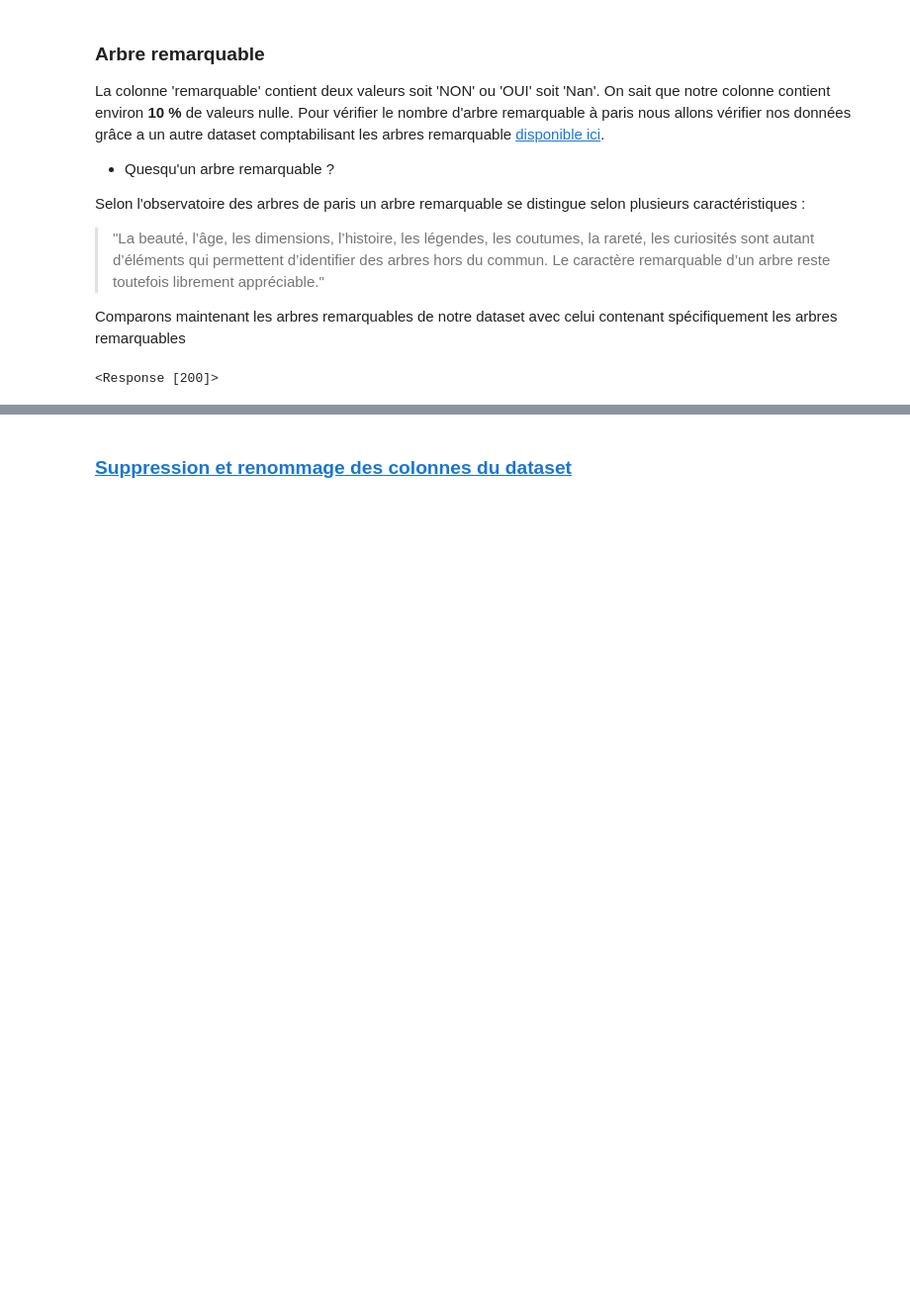
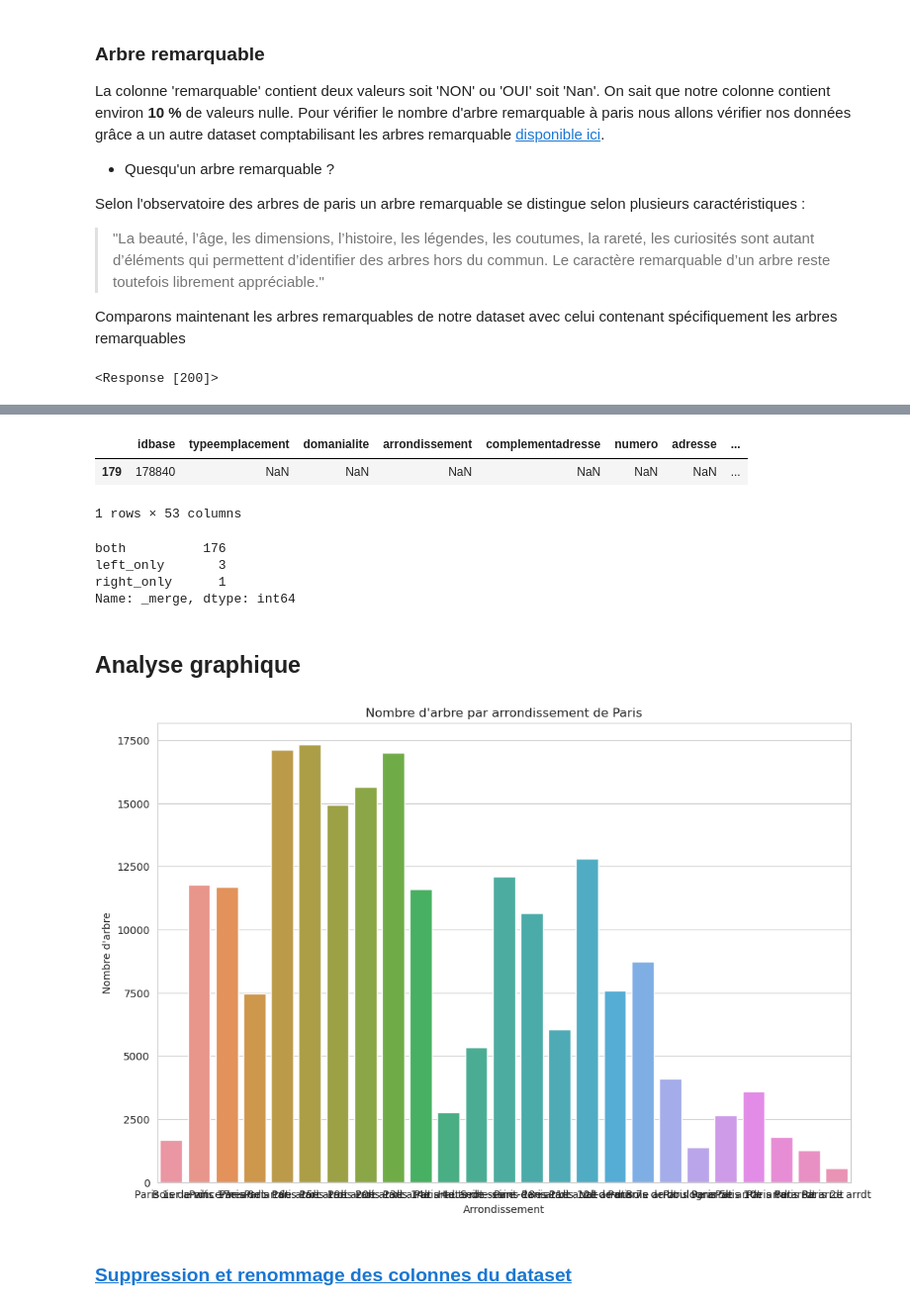
Before and after one commit to dimitri-feniou/-OP-Projet_1_arbre_paris, a Jupyter notebook: analyse_data.ipynb, the cells around one changed output, grey strips where cells are left out. Shown: that part at 99% size. Cells and saved outputs as stored; diff of their text form; code cells hidden in the pictures; blank space fills up the shorter version.

```diff
--- a/analyse_data.ipynb
+++ b/analyse_data.ipynb
@@ -206,2 +242,33 @@ df_arbre_remarquable = df_arbre[df_arbre['remarquable'] == 'OUI']
+# %%
+display(merged_df[merged_df['_merge']=='right_only'])
+# %% [output]
+|  | idbase | typeemplacement | domanialite | arrondissement | complementadresse | numero | adresse | ... |
+| 179 | 178840 | NaN | NaN | NaN | NaN | NaN | NaN | ... |
+1 rows × 53 columns
+# %%
+merged_df['_merge'].value_counts()
+# %% [output]
+both          176
+left_only       3
+right_only      1
+Name: _merge, dtype: int64
+# %% [markdown]
+## Analyse graphique
+# %%
+# Change column to capitalize values
+df_arbre['arrondissement'] = df_arbre['arrondissement'].str.capitalize()
+# %%
+# Set theme
+sns.set_style('whitegrid')
+sns.color_palette("Set2")
+# Set the figure size
+plt.figure(figsize=(12, 8))
+sns.countplot(x=df_arbre["arrondissement"])
+plt.xlabel('Arrondissement',fontsize=10)
+plt.ylabel("Nombre d'arbre")
+plt.title("Nombre d'arbre par arrondissement de Paris")
+plt.show()
+# %% [output]
+[figure, added]
 # %% [markdown]
 ### <a id='toc1_3_'></a>[Suppression et renommage des colonnes du dataset](#toc0_)
```
Also changed, not shown: parts of 10 cells of this notebook.
